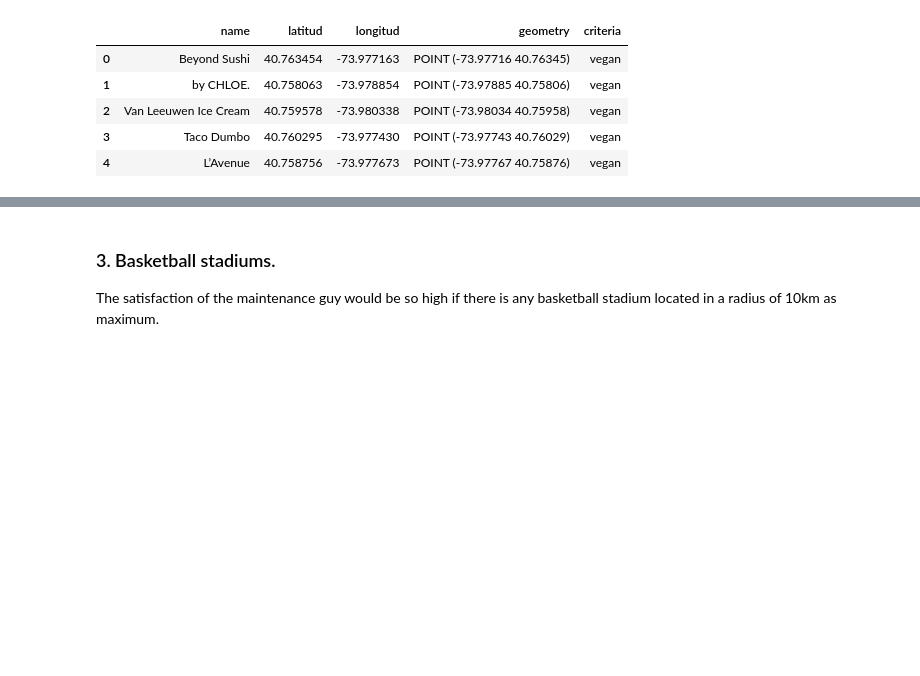
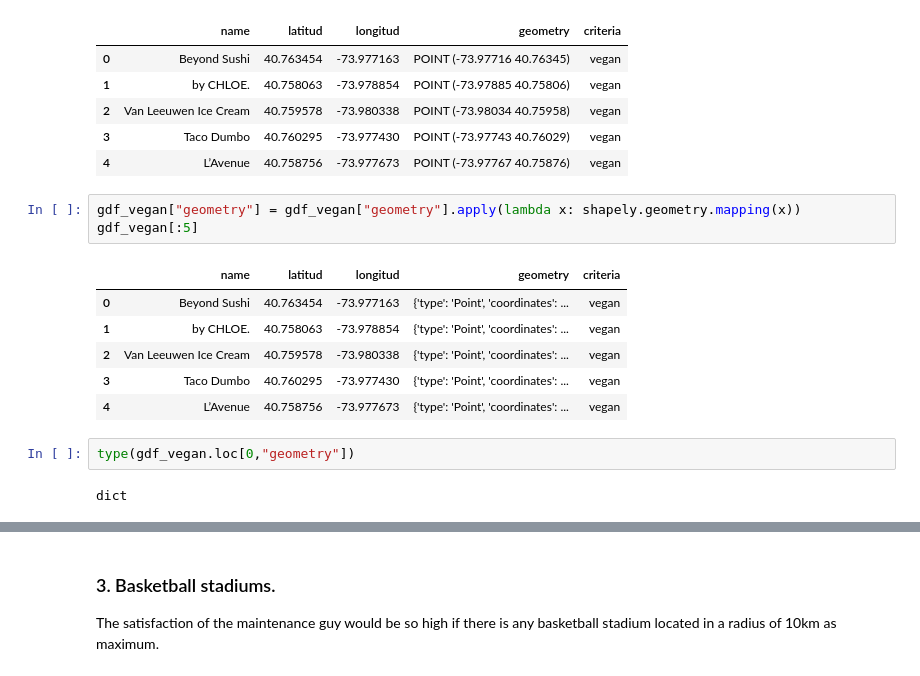
Before and after one commit to angelanavarrog/-Project-geospatial-Angela-Navarro, a Jupyter notebook: Office selection and map visualization.ipynb, the cells around one changed output, grey strips where cells are left out. Drawn from its saved outputs; the diff is of its cells as text; blank space fills up the shorter version.

```diff
--- a/Office selection and map visualization.ipynb
+++ b/Office selection and map visualization.ipynb
@@ -270,3 +321,17 @@ gdf_vegan.head()
 | 2 | Van Leeuwen Ice Cream | 40.759578 | -73.980338 | POINT (-73.98034 40.75958) | vegan |
 | 3 | Taco Dumbo | 40.760295 | -73.977430 | POINT (-73.97743 40.76029) | vegan |
 | 4 | L’Avenue | 40.758756 | -73.977673 | POINT (-73.97767 40.75876) | vegan |
+# %%
+gdf_vegan["geometry"] = gdf_vegan["geometry"].apply(lambda x: shapely.geometry.mapping(x))
+gdf_vegan[:5]
+# %% [output]
+|  | name | latitud | longitud | geometry | criteria |
+| 0 | Beyond Sushi | 40.763454 | -73.977163 | {'type': 'Point', 'coordinates': ... | vegan |
+| 1 | by CHLOE. | 40.758063 | -73.978854 | {'type': 'Point', 'coordinates': ... | vegan |
+| 2 | Van Leeuwen Ice Cream | 40.759578 | -73.980338 | {'type': 'Point', 'coordinates': ... | vegan |
+| 3 | Taco Dumbo | 40.760295 | -73.977430 | {'type': 'Point', 'coordinates': ... | vegan |
+| 4 | L’Avenue | 40.758756 | -73.977673 | {'type': 'Point', 'coordinates': ... | vegan |
+# %%
+type(gdf_vegan.loc[0,"geometry"])
+# %% [output]
+dict
```
Also changed, not shown: parts of 66 cells of this notebook.
